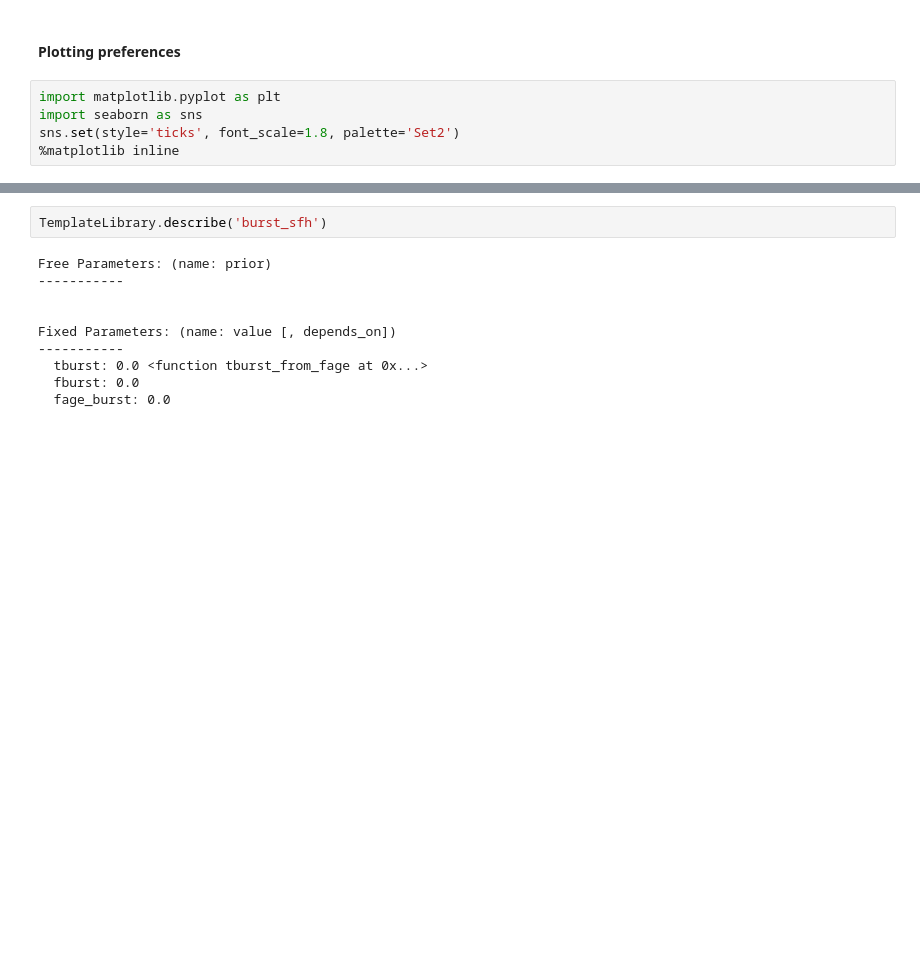
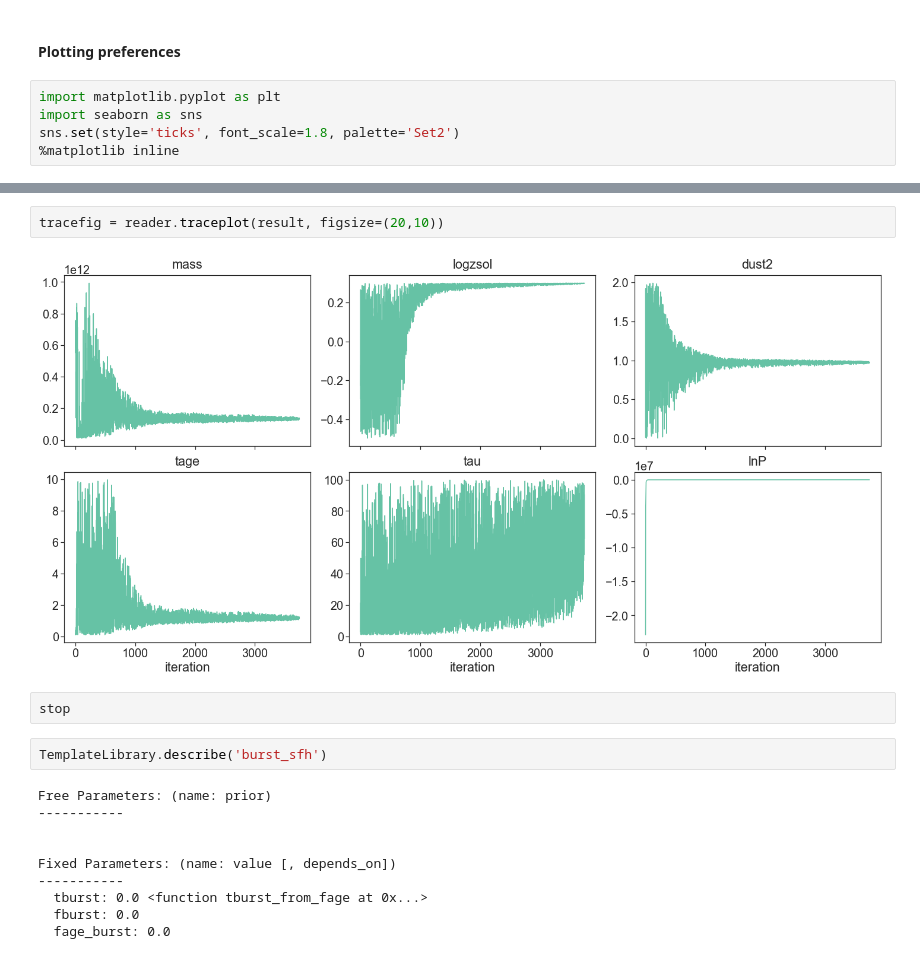
Before and after one commit to moustakas/hizea, a Jupyter notebook: science/J2118/J2118-SED.ipynb, the cells around one changed output, grey strips where cells are left out. Cells and saved outputs as stored; diff of their text form; blank space fills up the shorter version.

```diff
--- a/science/J2118/J2118-SED.ipynb
+++ b/science/J2118/J2118-SED.ipynb
@@ -70,3 +102,9 @@ TemplateLibrary.show_contents()
+# %%
+tracefig = reader.traceplot(result, figsize=(20,10))
+# %% [output]
+[figure, added]
+# %%
+stop
 # %%
 TemplateLibrary.describe('burst_sfh')
 # %% [output]
```
Also changed, not shown: parts of 18 cells of this notebook, 2 other files.
